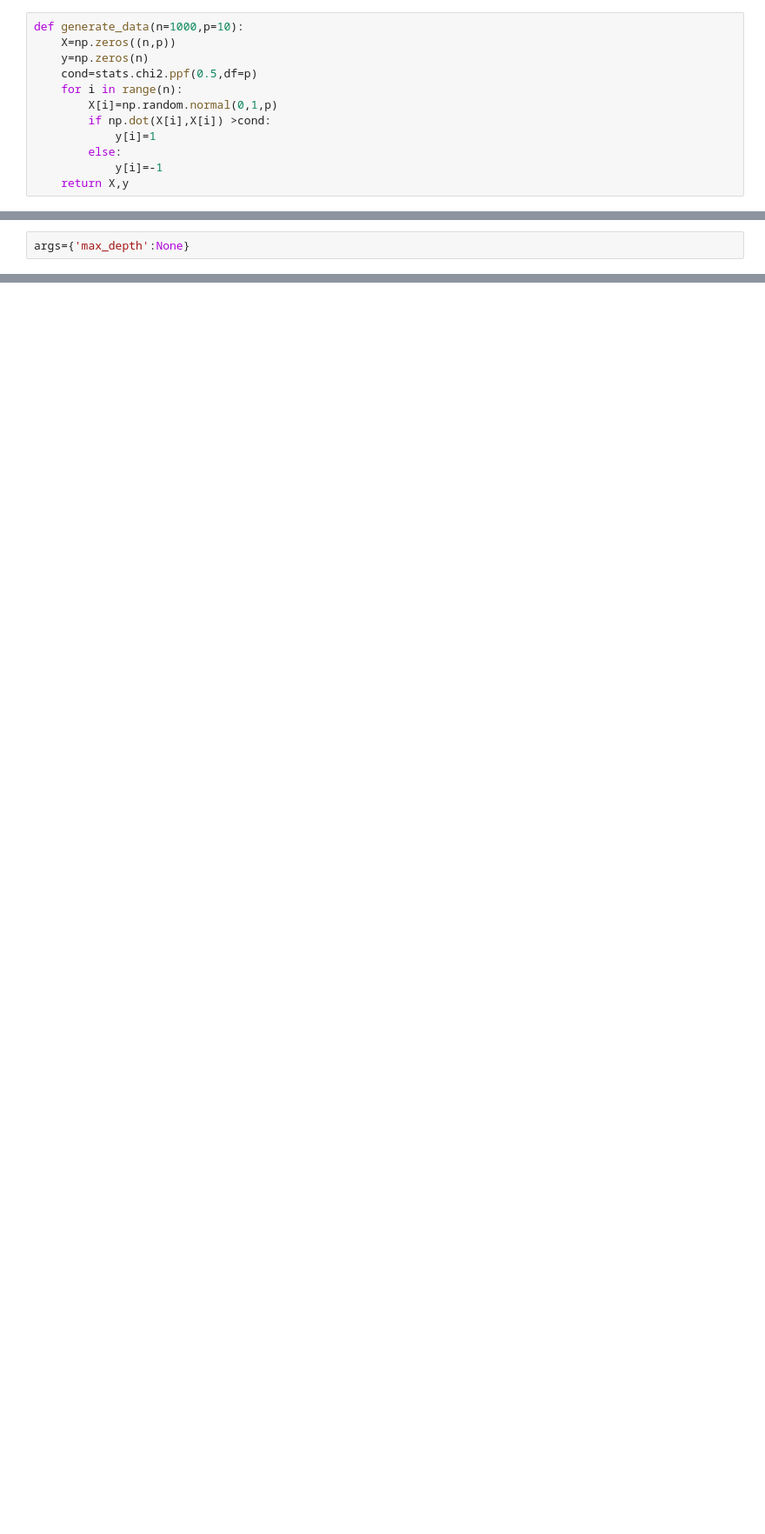
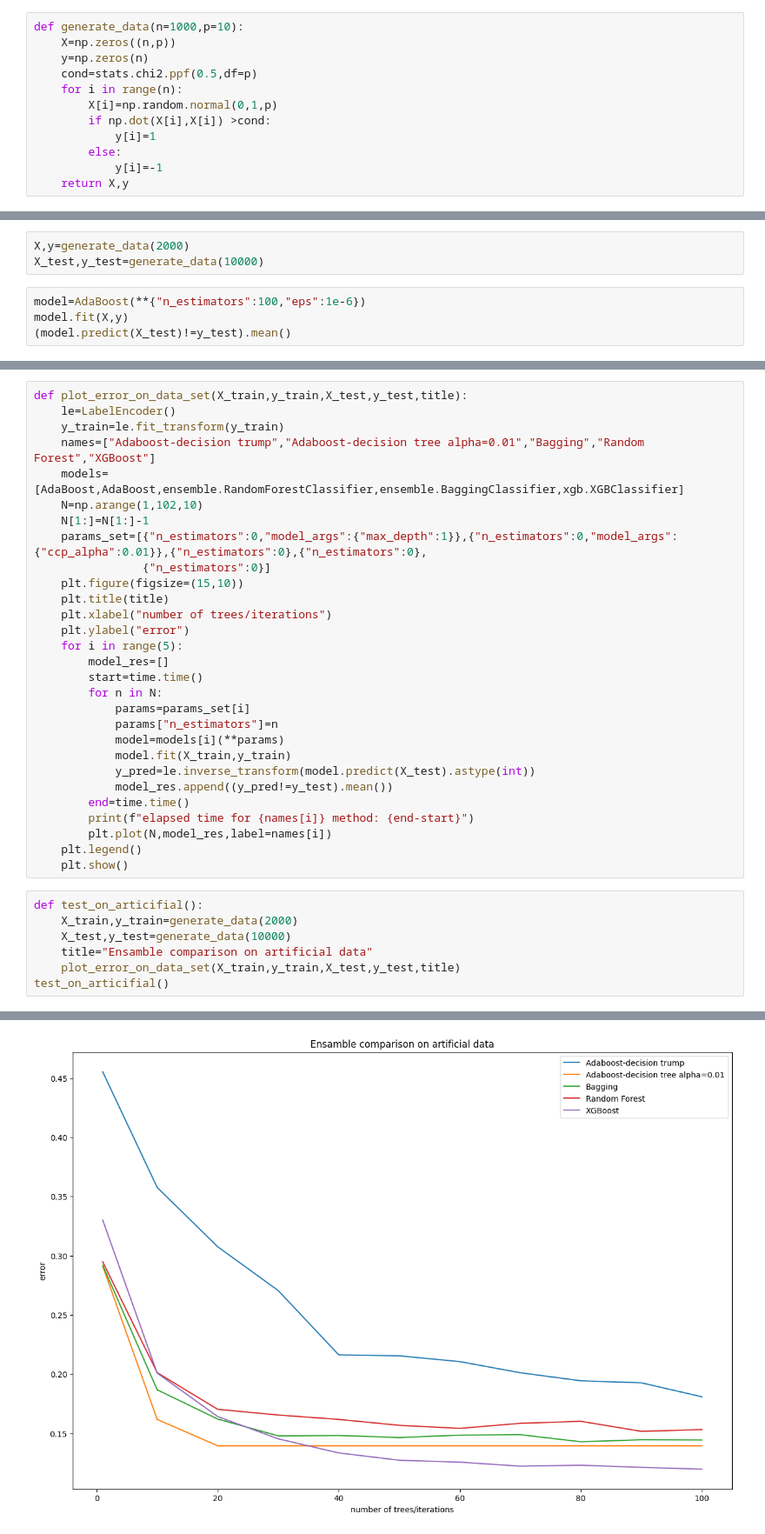
Before and after one commit to PioRow/AML_Labs, a Jupyter notebook: lab7/AdaBoost.ipynb, the cells around one changed output, grey strips where cells are left out. Shown: that part at 87% size. Saved outputs shown, nothing was run; the diff lists cells and outputs as text; blank space fills up the shorter version.

Commit message:
comparison done

```diff
--- a/lab7/AdaBoost.ipynb
+++ b/lab7/AdaBoost.ipynb
@@ -54,2 +69,7 @@ model=sklearn.tree.DecisionTreeClassifier
+# %%
+X,y=generate_data(2000)
+X_test,y_test=generate_data(10000)
 # %%
-args={'max_depth':None}
+model=AdaBoost(**{"n_estimators":100,"eps":1e-6})
+model.fit(X,y)
+(model.predict(X_test)!=y_test).mean()
@@ -59,0 +84,37 @@ array([False,  True, False])
+# %%
+def plot_error_on_data_set(X_train,y_train,X_test,y_test,title):
+    le=LabelEncoder()
+    y_train=le.fit_transform(y_train)
+    names=["Adaboost-decision trump","Adaboost-decision tree alpha=0.01","Bagging","Random Forest","XGBoost"]
+    models=[AdaBoost,AdaBoost,ensemble.RandomForestClassifier,ensemble.BaggingClassifier,xgb.XGBClassifier]
+    N=np.arange(1,102,10)
+    N[1:]=N[1:]-1
+    params_set=[{"n_estimators":0,"model_args":{"max_depth":1}},{"n_estimators":0,"model_args":{"ccp_alpha":0.01}},{"n_estimators":0},{"n_estimators":0},
+                {"n_estimators":0}]
+    plt.figure(figsize=(15,10))
+    plt.title(title)
+    plt.xlabel("number of trees/iterations")
+    plt.ylabel("error")
+    for i in range(5):
+        model_res=[]
+        start=time.time()
+        for n in N:
+            params=params_set[i]
+            params["n_estimators"]=n
+            model=models[i](**params)
+            model.fit(X_train,y_train)
+            y_pred=le.inverse_transform(model.predict(X_test).astype(int))
+            model_res.append((y_pred!=y_test).mean())
+        end=time.time()
+        print(f"elapsed time for {names[i]} method: {end-start}")
+        plt.plot(N,model_res,label=names[i])
+    plt.legend()
+    plt.show()
+# %%
+def test_on_articifial():
+    X_train,y_train=generate_data(2000)
+    X_test,y_test=generate_data(10000)
+    title="Ensamble comparison on artificial data"
+    plot_error_on_data_set(X_train,y_train,X_test,y_test,title)
+test_on_articifial()
+# %% [output]
@@ -59,0 +126 @@ array([False,  True, False])
+[figure, added]
```
Also changed, not shown: parts of 9 cells of this notebook.
